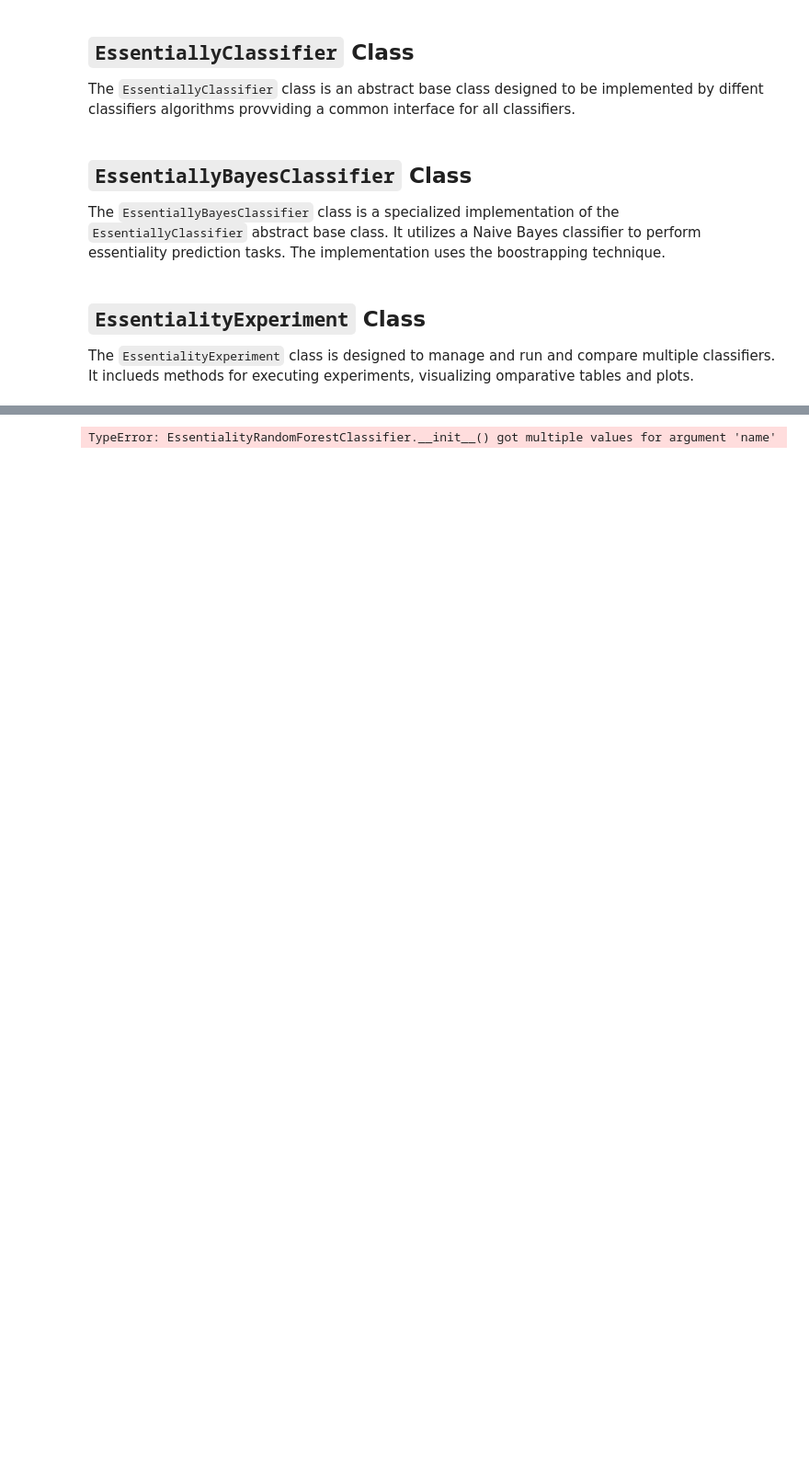
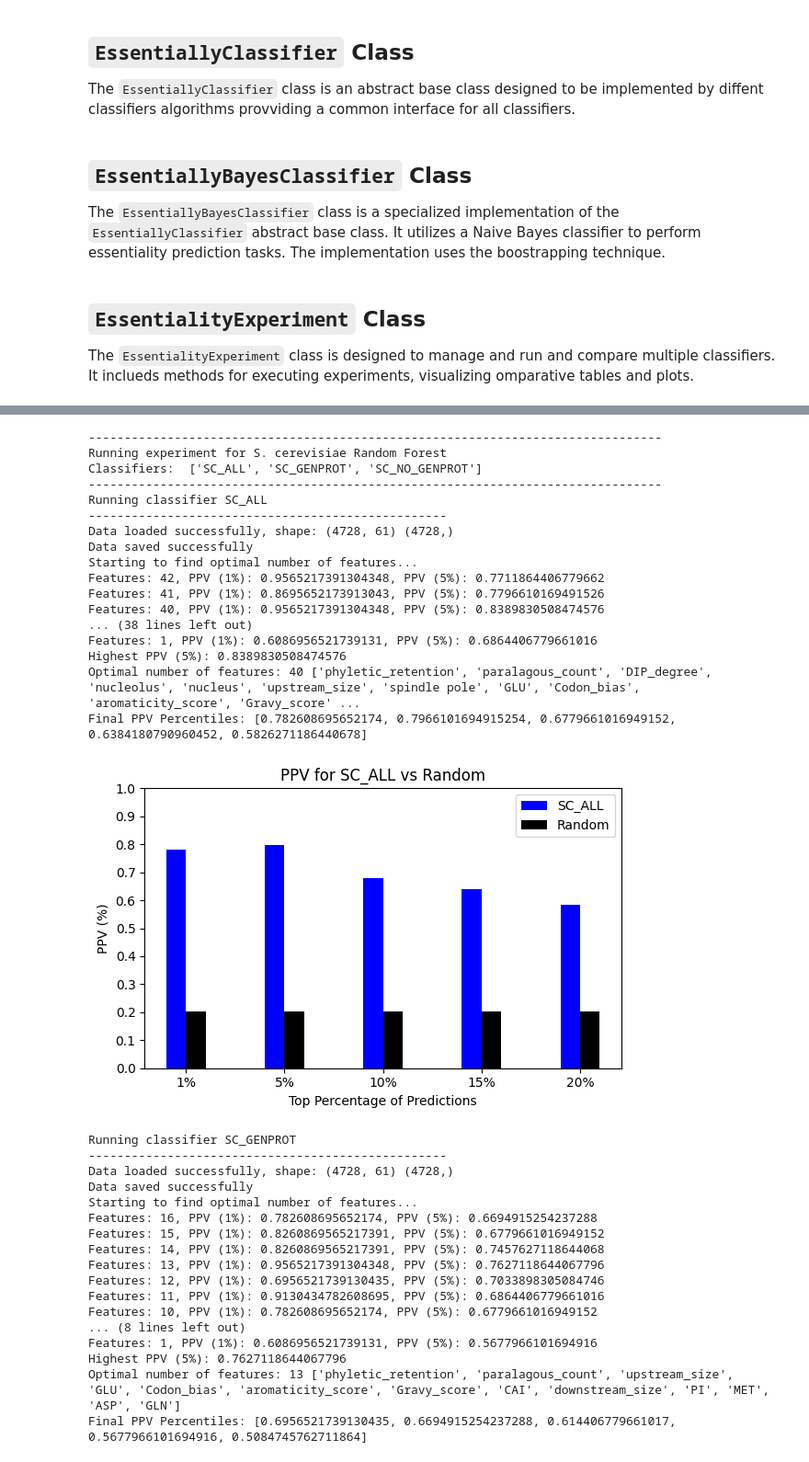
Before and after one commit to NiccoloCase/essential-genes-identification, a Jupyter notebook: test AI5.ipynb, the cells around one changed output, grey strips where cells are left out. Shown: that part at 92% size. Cells and saved outputs as stored; diff of their text form; code cells hidden in the pictures; blank space fills up the shorter version.

Commit message:
random forest

```diff
--- a/test AI5.ipynb
+++ b/test AI5.ipynb
@@ -609,12 +573,47 @@ Final PPV Percentiles: [0.61       0.52584746 0.45139831 0.42262712 0.38629237]
 # %%
 
 
-classifier_no_genprot = EssentialityRandomForestClassifier('cerevisiae_data.xls', CMIM_SC_NO_GENPROT, PERCENTILES, ITERATIONS, name='SC_NO_GENPROT')
-classifier_genprot = EssentialityRandomForestClassifier('cerevisiae_data.xls', CMIM_SC_GENPROT, PERCENTILES, ITERATIONS, name='SC_GENPROT')
-classifier_all = EssentialityRandomForestClassifier('cerevisiae_data.xls', CMIM_SC_ALL, PERCENTILES, ITERATIONS, name='SC_ALL')
+classifier_no_genprot = EssentialityRandomForestClassifier('assets/cerevisiae_data.xls', CMIM_SC_NO_GENPROT, PERCENTILES, name='SC_NO_GENPROT',skip_discretization=True)
+classifier_genprot = EssentialityRandomForestClassifier('assets/cerevisiae_data.xls', CMIM_SC_GENPROT, PERCENTILES, name='SC_GENPROT',skip_discretization=True)
+classifier_all = EssentialityRandomForestClassifier('assets/cerevisiae_data.xls', CMIM_SC_ALL, PERCENTILES, name='SC_ALL',skip_discretization=True)
 
 experiment = EssentialityExperiment("S. cerevisiae Random Forest", [classifier_all,classifier_genprot, classifier_no_genprot])
 experiment.run_experiment()
 experiment.plot_and_save_comparative_results(PERCENTILES, colors=['#323694', '#039573', '#feea2a'])
+experiment.plot_and_save_comparative_table()
 # %% [output]
-TypeError: EssentialityRandomForestClassifier.__init__() got multiple values for argument 'name'
+--------------------------------------------------------------------------------
+Running experiment for S. cerevisiae Random Forest
+Classifiers:  ['SC_ALL', 'SC_GENPROT', 'SC_NO_GENPROT']
+--------------------------------------------------------------------------------
+Running classifier SC_ALL
+--------------------------------------------------
+Data loaded successfully, shape: (4728, 61) (4728,)
+Data saved successfully
+Starting to find optimal number of features...
+Features: 42, PPV (1%): 0.9565217391304348, PPV (5%): 0.7711864406779662
+Features: 41, PPV (1%): 0.8695652173913043, PPV (5%): 0.7796610169491526
+Features: 40, PPV (1%): 0.9565217391304348, PPV (5%): 0.8389830508474576
+... (38 lines left out)
+Features: 1, PPV (1%): 0.6086956521739131, PPV (5%): 0.6864406779661016
+Highest PPV (5%): 0.8389830508474576
+Optimal number of features: 40 ['phyletic_retention', 'paralagous_count', 'DIP_degree', 'nucleolus', 'nucleus', 'upstream_size', 'spindle pole', 'GLU', 'Codon_bias', 'aromaticity_score', 'Gravy_score' ...
+Final PPV Percentiles: [0.782608695652174, 0.7966101694915254, 0.6779661016949152, 0.6384180790960452, 0.5826271186440678]
+[figure, added]
+Running classifier SC_GENPROT
+--------------------------------------------------
+Data loaded successfully, shape: (4728, 61) (4728,)
+Data saved successfully
+Starting to find optimal number of features...
+Features: 16, PPV (1%): 0.782608695652174, PPV (5%): 0.6694915254237288
+Features: 15, PPV (1%): 0.8260869565217391, PPV (5%): 0.6779661016949152
+Features: 14, PPV (1%): 0.8260869565217391, PPV (5%): 0.7457627118644068
+Features: 13, PPV (1%): 0.9565217391304348, PPV (5%): 0.7627118644067796
+Features: 12, PPV (1%): 0.6956521739130435, PPV (5%): 0.7033898305084746
+Features: 11, PPV (1%): 0.9130434782608695, PPV (5%): 0.6864406779661016
+Features: 10, PPV (1%): 0.782608695652174, PPV (5%): 0.6779661016949152
+... (8 lines left out)
+Features: 1, PPV (1%): 0.6086956521739131, PPV (5%): 0.5677966101694916
+Highest PPV (5%): 0.7627118644067796
+Optimal number of features: 13 ['phyletic_retention', 'paralagous_count', 'upstream_size', 'GLU', 'Codon_bias', 'aromaticity_score', 'Gravy_score', 'CAI', 'downstream_size', 'PI', 'MET', 'ASP', 'GLN']
+Final PPV Percentiles: [0.6956521739130435, 0.6694915254237288, 0.614406779661017, 0.5677966101694916, 0.5084745762711864]
```
Also changed, not shown: parts of 7 cells of this notebook, 7 other files.
